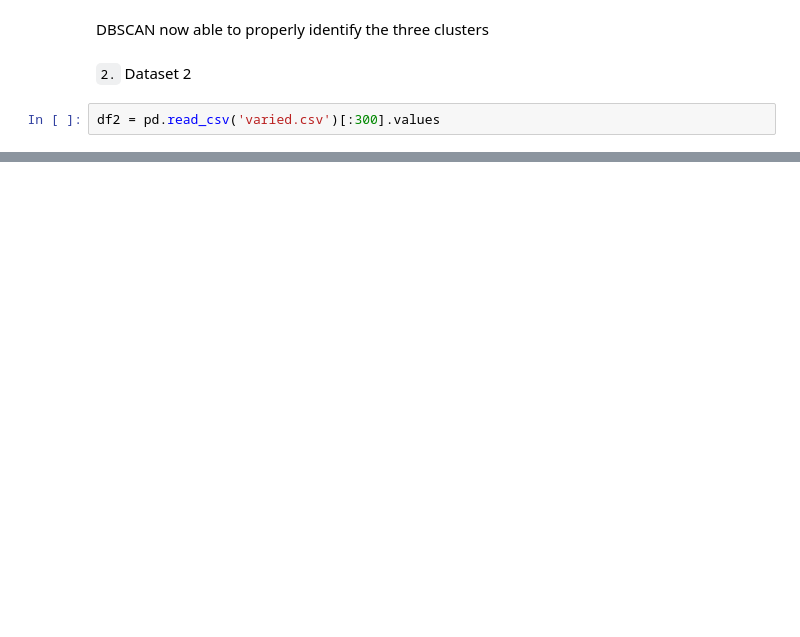
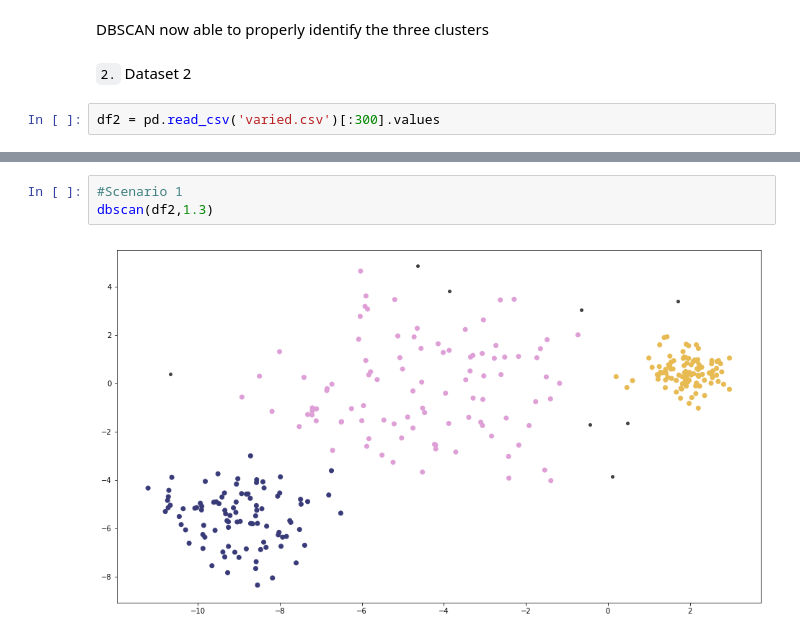
Before and after one commit to sclkan/ML-Study-Notes, a Jupyter notebook: unsupervised_learning_notes.ipynb, the cells around one changed output, grey strips where cells are left out. Saved outputs shown, nothing was run; the diff lists cells and outputs as text; blank space fills up the shorter version.

```diff
--- a/unsupervised_learning_notes.ipynb
+++ b/unsupervised_learning_notes.ipynb
@@ -504,0 +545,5 @@ plt.scatter(df2[:,0], df2[:,1]);
+# %%
+#Scenario 1
+dbscan(df2,1.3)
+# %% [output]
+[figure, added]
```
Also changed, not shown: parts of 24 cells of this notebook.
